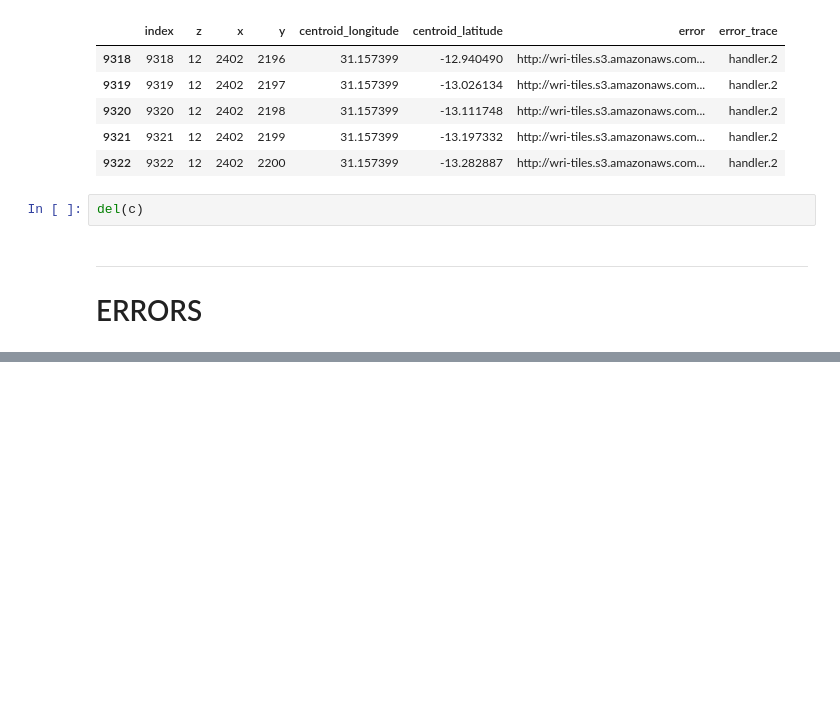
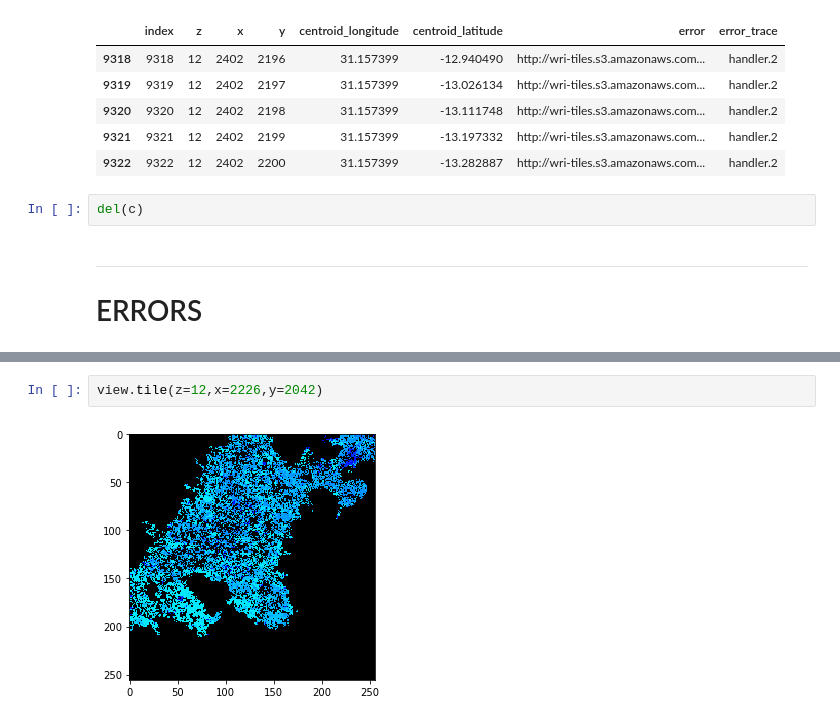
Before and after one commit to neerjad/glad_clusters, a Jupyter notebook: nb_archive/ClusterServiceRun-DRC.ipynb, the cells around one changed output, grey strips where cells are left out. Saved outputs shown, nothing was run; the diff lists cells and outputs as text; blank space fills up the shorter version.

```diff
--- a/nb_archive/ClusterServiceRun-DRC.ipynb
+++ b/nb_archive/ClusterServiceRun-DRC.ipynb
@@ -116,0 +192,4 @@ c.dataframe().sample(5)
+# %%
+view.tile(z=12,x=2226,y=2042)
+# %% [output]
+[figure, added]
```
Also changed, not shown: parts of 14 cells of this notebook.
